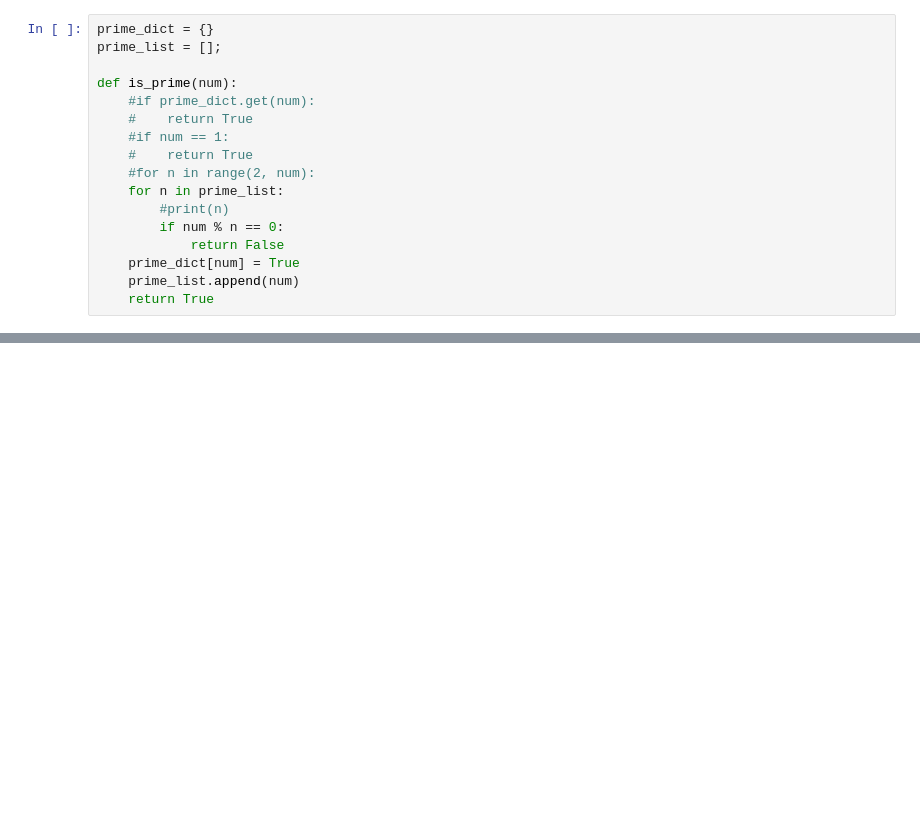
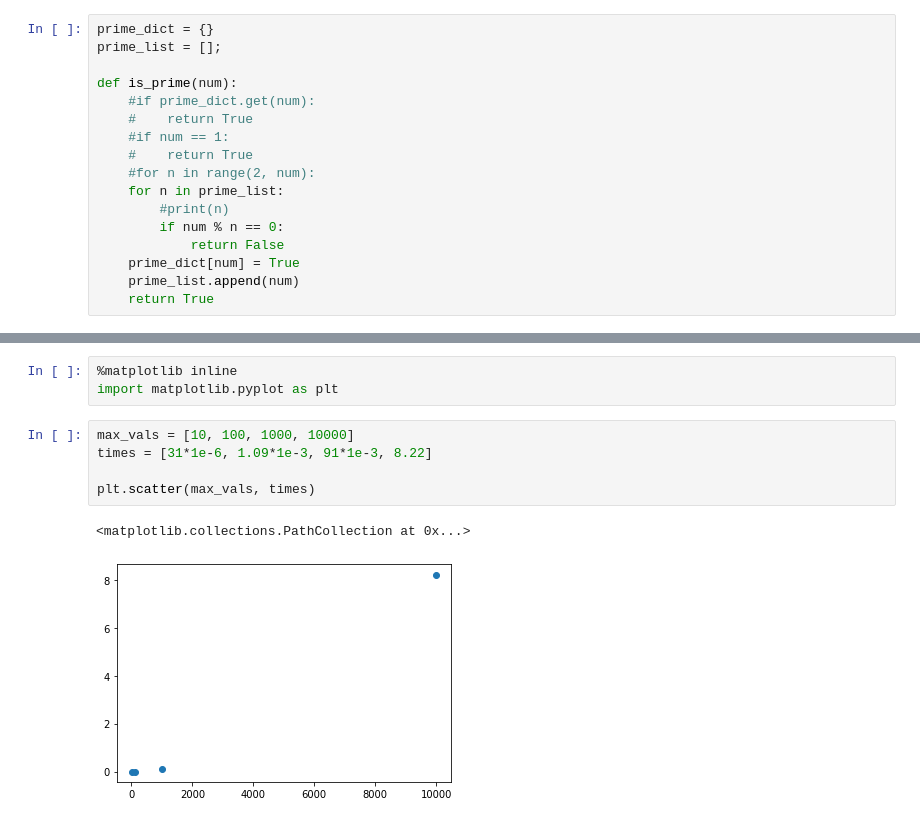
Before and after one commit to tayutaedomo/kikagaku-udemy-algorithm1, a Jupyter notebook: section_3.ipynb, the cells around one changed output, grey strips where cells are left out. Cells and saved outputs as stored; diff of their text form; blank space fills up the shorter version.

Commit message:
Add plot

```diff
--- a/section_3.ipynb
+++ b/section_3.ipynb
@@ -33,0 +34,11 @@ Wall time: 60.9 ms
+# %%
+%matplotlib inline
+import matplotlib.pyplot as plt
+# %%
+max_vals = [10, 100, 1000, 10000]
+times = [31*1e-6, 1.09*1e-3, 91*1e-3, 8.22]
+
+plt.scatter(max_vals, times)
+# %% [output]
+<matplotlib.collections.PathCollection at 0x...>
+[figure, added]
```
Also changed, not shown: parts of 6 cells of this notebook.
